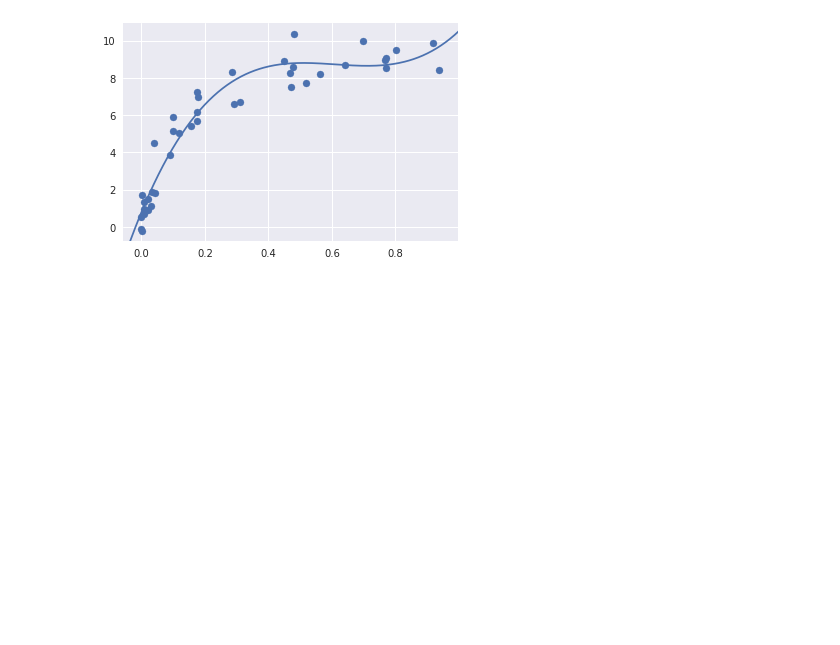
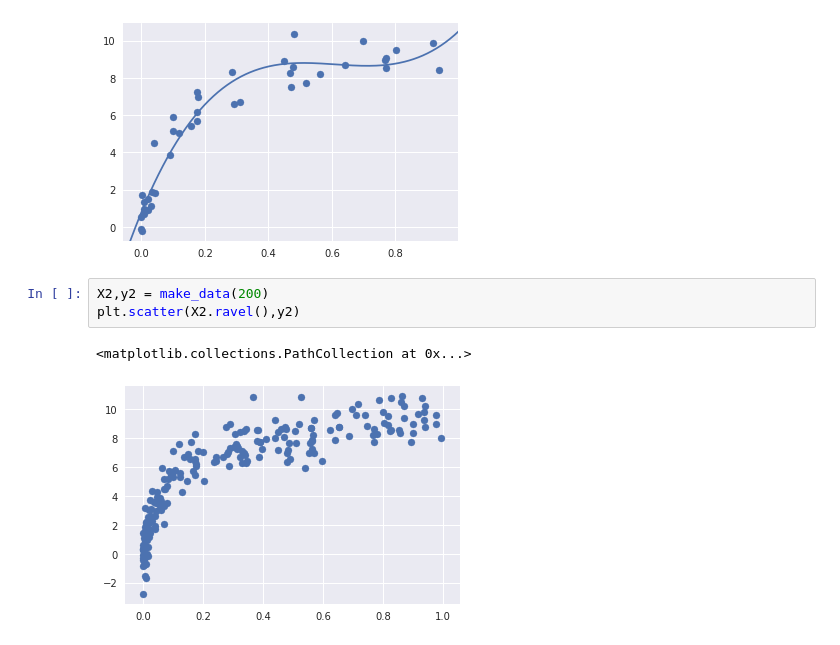
Before and after one commit to ygq5534/python-project, a Jupyter notebook: ipython/Untitled8.ipynb, the cells around one changed output. Drawn from its saved outputs; the diff is of its cells as text; blank space fills up the shorter version.

```diff
--- a/ipython/Untitled8.ipynb
+++ b/ipython/Untitled8.ipynb
@@ -189,3 +189,9 @@ plt.axis(lim)
  -0.7485237455039975,
  10.92057542617113)
 [figure]
+# %%
+X2,y2 = make_data(200)
+plt.scatter(X2.ravel(),y2)
+# %% [output]
+<matplotlib.collections.PathCollection at 0x...>
+[figure, added]
```
Also changed, not shown: parts of 13 cells of this notebook, 1 other file.
